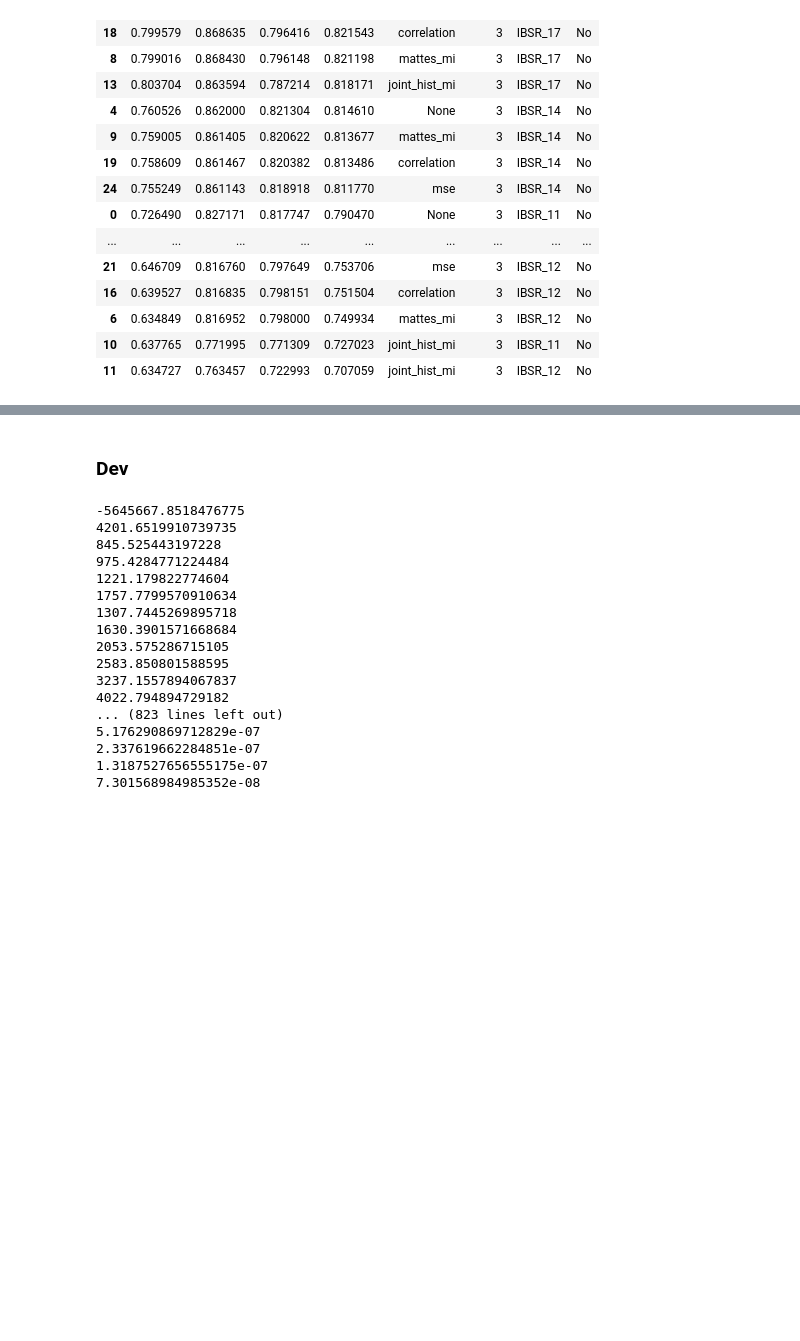
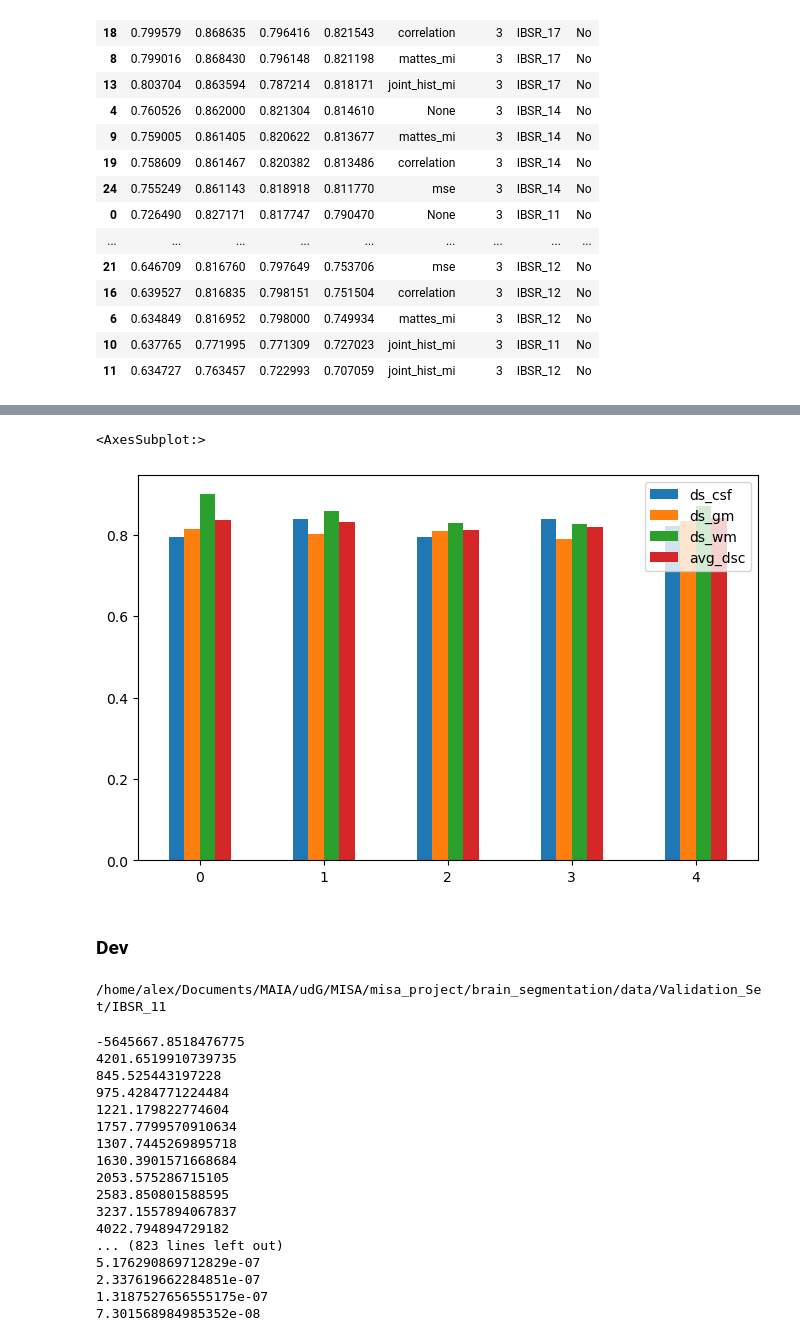
Before and after one commit to vladzalevskyi/brain-segmentation, a Jupyter notebook: 1_MultiAtlasSegmentation_metrics.ipynb, the cells around one changed output, grey strips where cells are left out. Cells and saved outputs as stored; diff of their text form; code cells hidden in the pictures; blank space fills up the shorter version.

```diff
--- a/1_MultiAtlasSegmentation_metrics.ipynb
+++ b/1_MultiAtlasSegmentation_metrics.ipynb
@@ -258,5 +305,21 @@ results_synthseg.to_csv('results_synthseg_metrics_2.csv', index=False)
+# %%
+restuls_synthseg.loc[:, ['ds_csf', 'ds_gm', 'ds_wm', 'avg_dsc']].plot.bar(rot=0, figsize=(8,5))
+# %% [output]
+<AxesSubplot:>
+[figure, added]
 # %% [markdown]
 ### Dev
+# %%
+# image for report
+for val_set in val_path.iterdir():
+    print(val_set)
+    w = None
+    power = 3
+    discr_map, prb_atlas, val_segmentation, reg_metrics, val_img = multi_atlass(val_set, weight_by=w, power=power)
+    break
+sitk.WriteImage(discr_map, str(val_set/'results'/f'{val_set.name}_atlas_none.nii.gz'))
+# %% [output]
+/home/alex/Documents/MAIA/udG/MISA/misa_project/brain_segmentation/data/Validation_Set/IBSR_11
 # %%
 def plot_3_images(img1, img2, img3, title1='1', title2='2', title3='3', cmap='gray'):
     fig, (ax1, ax2, ax3) = plt.subplots(1, 3, figsize=(15, 5))
```
Also changed, not shown: parts of 8 cells of this notebook.
